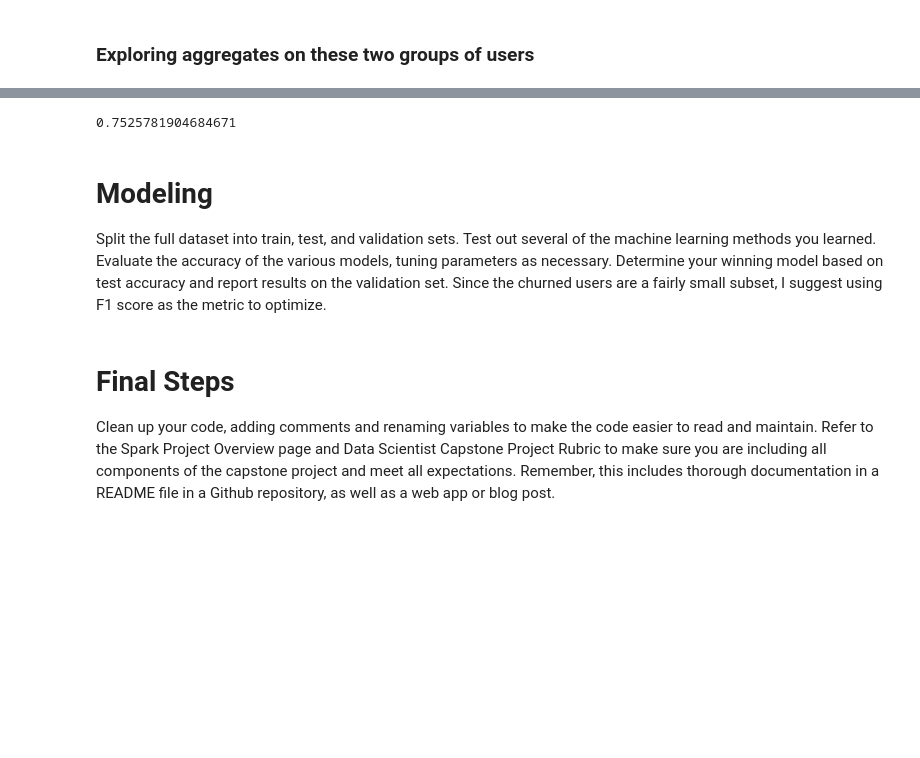
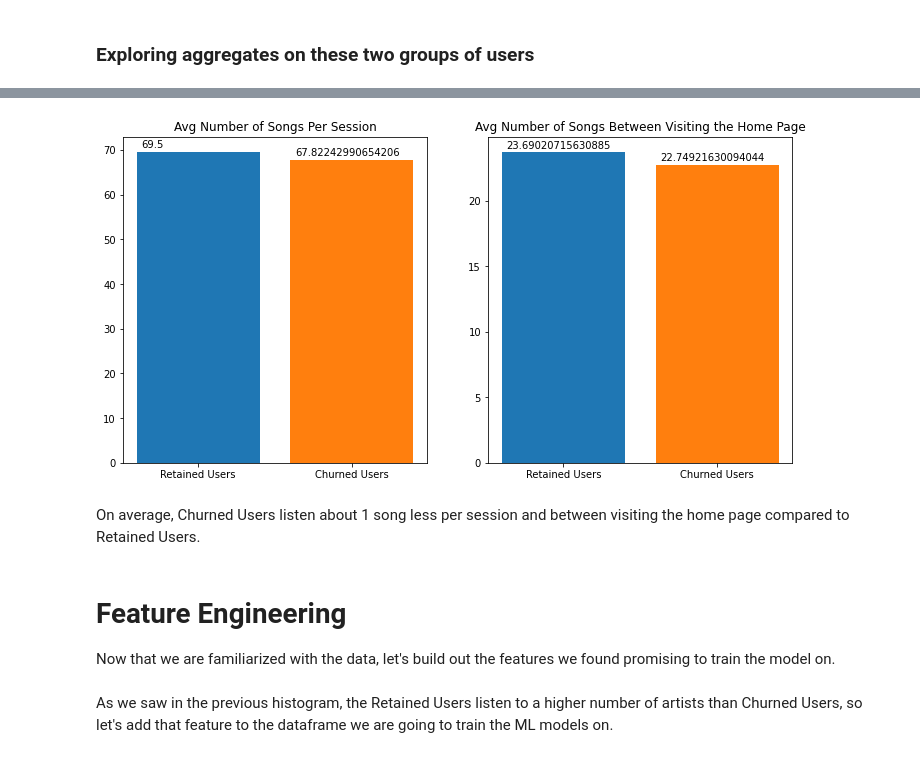
Before and after one commit to JosephArcila/Predicting_User_Cancelation_with_Spark, a Jupyter notebook: Sparkify.ipynb, the cells around one changed output, grey strips where cells are left out. Cells and saved outputs as stored; diff of their text form; code cells hidden in the pictures; blank space fills up the shorter version.

```diff
--- a/Sparkify.ipynb
+++ b/Sparkify.ipynb
@@ -1020,10 +578,47 @@ transformed = cvModel.transform(train_data)
-# %%
-evaluator.evaluate(transformed)
-# %% [output]
-0.7525781904684671
-# %% [markdown]
-# Modeling
-Split the full dataset into train, test, and validation sets. Test out several of the machine learning methods you learned. Evaluate the accuracy of the various models, tuning parameters as necessary. Determine your winning model based on test accuracy and report results on the validation set. Since the churned users are a fairly small subset, I suggest using F1 score as the metric to optimize.
-# %% [markdown]
-# Final Steps
-Clean up your code, adding comments and renaming variables to make the code easier to read and maintain. Refer to the Spark Project Overview page and Data Scientist Capstone Project Rubric to make sure you are including all components of the capstone project and meet all expectations. Remember, this includes thorough documentation in a README file in a Github repository, as well as a web app or blog post.
+# %%
+function = udf(lambda ishome : int(ishome == 'Home'), IntegerType())
+
+user_window = Window.partitionBy('userID').orderBy(desc('ts')).rangeBetween(Window.unboundedPreceding, 0)
+
+cusum = train.filter((train.page == 'NextSong') | (train.page == 'Home')).select('userID', 'page', 'ts') \
+    .withColumn('homevisit', function(col('page'))).withColumn('period', Fsum('homevisit').over(user_window))
+
+df = cusum.filter((cusum.page == 'NextSong')).filter(train.Churn == 0).groupBy('userID', 'period') \
+    .agg({'period':'count'}).agg({'count(period)':'avg'}).toPandas()
+avg_songs_between_homepage = df.loc[0, 'avg(count(period))']
+
+df_churn = cusum.filter((cusum.page == 'NextSong')).filter(train.Churn == 1).groupBy('userID', 'period') \
+    .agg({'period':'count'}).agg({'count(period)':'avg'}).toPandas()
+avg_songs_between_homepage_churn = df_churn.loc[0, 'avg(count(period))']
+# %%
+plt.figure(figsize=(12, 6));
+
+plt.subplot(1, 2, 1)
+plt.title('Avg Number of Songs Per Session');
+plt.bar(x=['Retained Users', 'Churned Users'], height=[n_songs/n_sessions, n_songs_churn/n_sessions_churn],
+        color=['C0', 'C1']);
+
+values = [n_songs/n_sessions, n_songs_churn/n_sessions_churn]
+
+for index, value in enumerate(values):
+    plt.text(index-0.37, value+1, str(value))
+
+
+plt.subplot(1, 2, 2)
+plt.title('Avg Number of Songs Between Visiting the Home Page');
+plt.bar(x=['Retained Users', 'Churned Users'], height=[avg_songs_between_homepage, avg_songs_between_homepage_churn],
+        color=['C0', 'C1']);
+
+values = [avg_songs_between_homepage, avg_songs_between_homepage_churn]
+
+for index, value in enumerate(values):
+    plt.text(index-0.37, value+0.3, str(value))
+# %% [output]
+[figure, added]
+# %% [markdown]
+On average, Churned Users listen about 1 song less per session and between visiting the home page compared to Retained Users.
+# %% [markdown]
+# Feature Engineering
+Now that we are familiarized with the data, let's build out the features we found promising to train the model on.
+# %% [markdown]
+As we saw in the previous histogram, the Retained Users listen to a higher number of artists than Churned Users, so let's add that feature to the dataframe we are going to train the ML models on.
```
Also changed, not shown: parts of 195 cells of this notebook.
